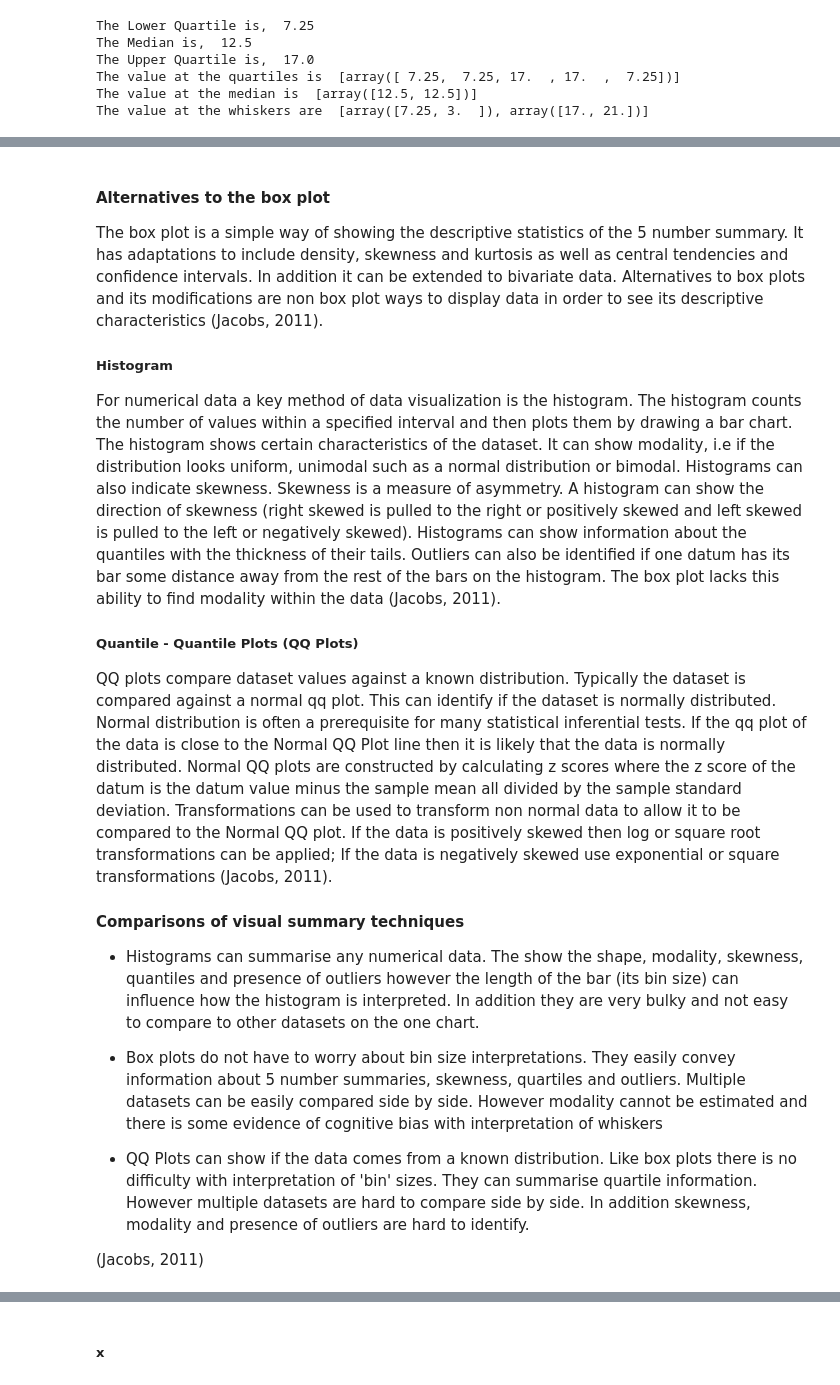
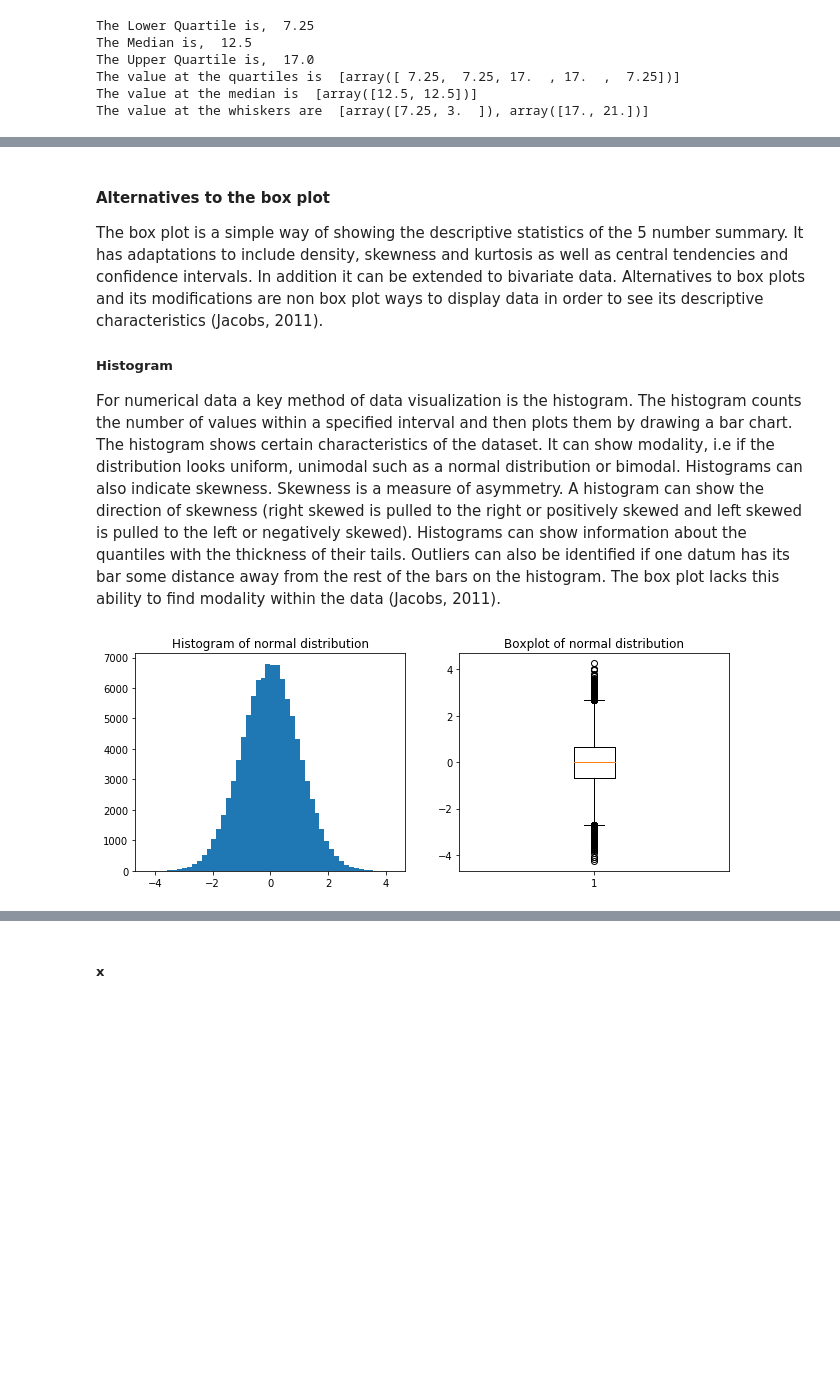
Before and after one commit to Osheah/foda-project, a Jupyter notebook: Boxplot.ipynb, the cells around one changed output, grey strips where cells are left out. Cells and saved outputs as stored; diff of their text form; code cells hidden in the pictures; blank space fills up the shorter version.

Commit message:
added plots to qq and hist

```diff
--- a/Boxplot.ipynb
+++ b/Boxplot.ipynb
@@ -223,18 +224,14 @@ The box plot is a simple way of showing the descriptive statistics of the 5 numb
 ##### Histogram
 
 For numerical data a key method of data visualization is the histogram. The histogram counts the number of values within a specified interval and then plots them by drawing a bar chart. The histogram shows certain characteristics of the dataset. It can show modality, i.e if the distribution looks uniform, unimodal such as a normal distribution or bimodal. Histograms can also indicate skewness. Skewness is a measure of asymmetry. A histogram can show the direction of skewness (right skewed is pulled to the right or positively skewed and left skewed is pulled to the left or negatively skewed). Histograms can show information about the quantiles with the thickness of their tails. Outliers can also be identified if one datum has its bar some distance away from the rest of the bars on the histogram. The box plot lacks this ability to find modality within the data (Jacobs, 2011).
-
-##### Quantile - Quantile Plots (QQ Plots)
-
-QQ plots compare dataset values against a known distribution. Typically the dataset is compared against a normal qq plot. This can identify if the dataset is normally distributed. Normal distribution is often a prerequisite for many statistical inferential tests. If the qq plot of the data is close to the Normal QQ Plot line then it is likely that the data is normally distributed. Normal QQ plots are constructed by calculating z scores where the z score of the datum is the datum value minus the sample mean all divided by the sample standard deviation. Transformations can be used to transform non normal data to allow it to be compared to the Normal QQ plot. If the data is positively skewed then log or square root transformations can be applied; If the data is negatively skewed use exponential or square transformations (Jacobs, 2011).
-
-#### Comparisons of visual summary techniques
-
-* Histograms can summarise any numerical data. The show the shape, modality, skewness, quantiles and presence of outliers however the length of the bar (its bin size) can influence how the histogram is interpreted. In addition they are very bulky and not easy to compare to other datasets on the one chart.
-
-* Box plots do not have to worry about bin size interpretations. They easily convey information about 5 number summaries, skewness, quartiles and outliers. Multiple datasets can be easily compared side by side. However modality cannot be estimated and there is some evidence of cognitive bias with interpretation of whiskers
-
-
-* QQ Plots can show if the data comes from a known distribution. Like box plots there is no difficulty with interpretation of 'bin' sizes. They can summarise quartile information. However multiple datasets are hard to compare side by side. In addition skewness, modality and presence of outliers are hard to identify.
-
-(Jacobs, 2011)
+# %%
+plt.subplot(121)
+plt.title("Histogram of normal distribution")
+plt.hist(data5, bins=50)
+plt.subplot(122)
+plt.title("Boxplot of normal distribution")
+plt.boxplot(data5)
+plt.subplots_adjust(left=None, bottom=None, right=1.5, top=None, wspace=None, hspace=None)# adjust the display of the subplots
+plt.show()
+# %% [output]
+[figure, added]
```
Also changed, not shown: parts of 23 cells of this notebook.
